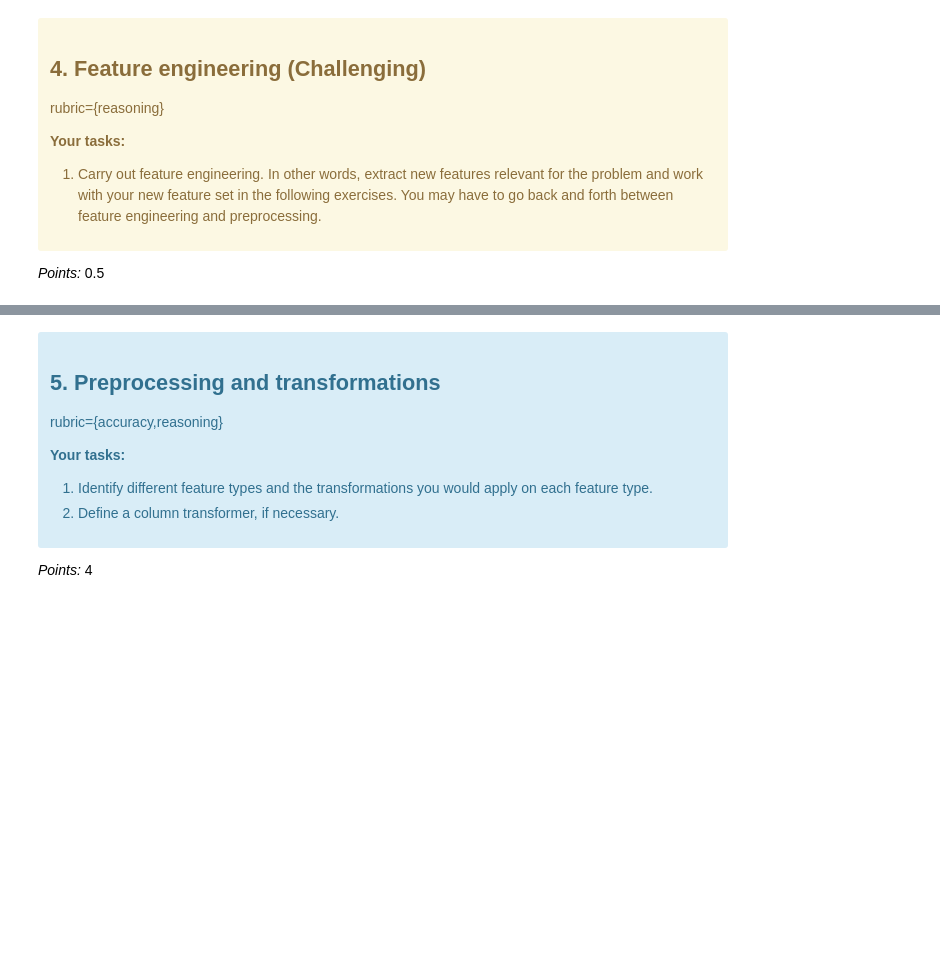
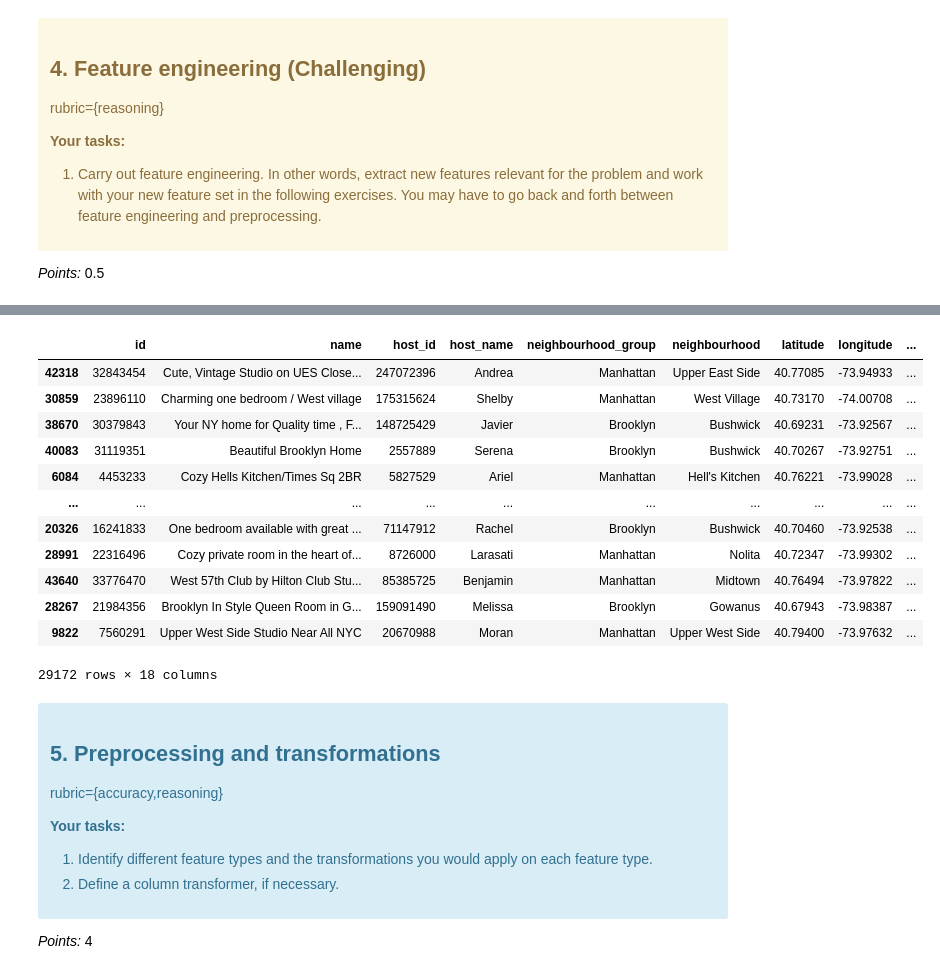
Before and after one commit to BChangs99/DSCI_573_Lab4_BDFJ, a Jupyter notebook: lab4.ipynb, the cells around one changed output, grey strips where cells are left out. Cells and saved outputs as stored; diff of their text form; code cells hidden in the pictures; blank space fills up the shorter version.

Commit message:
Add sentiment feature and month of last review feature

```diff
--- a/lab4.ipynb
+++ b/lab4.ipynb
@@ -219,0 +216,12 @@ Ellipsis
+# %%
+import nltk
+from nltk.sentiment.vader import SentimentIntensityAnalyzer
+
+nltk.download('vader_lexicon')
+nltk.download('punkt')
+
+sid = SentimentIntensityAnalyzer()
+
+# Remove null values for now
+train_df.dropna(inplace=True)
+train_df.info()
@@ -219,0 +252,5 @@ Ellipsis
+# %%
+# Add polarity score data column
+train_df['name_polarity_scores'] = train_df['name'].apply(lambda x: sid.polarity_scores(str(x))['compound'])
+
+train_df.head()
@@ -220,3 +264,21 @@ Ellipsis
+# %%
+train_df['month_of_last_review'] = train_df['last_review'].apply(lambda x: str(x).split('-')[1])
+
+train_df
+# %% [output]
+|  | id | name | host_id | host_name | neighbourhood_group | neighbourhood | latitude | longitude | ... |
+| 42318 | 32843454 | Cute, Vintage Studio on UES Close... | 247072396 | Andrea | Manhattan | Upper East Side | 40.77085 | -73.94933 | ... |
+| 30859 | 23896110 | Charming one bedroom / West village | 175315624 | Shelby | Manhattan | West Village | 40.73170 | -74.00708 | ... |
+| 38670 | 30379843 | Your NY home for Quality time , F... | 148725429 | Javier | Brooklyn | Bushwick | 40.69231 | -73.92567 | ... |
+| 40083 | 31119351 | Beautiful Brooklyn Home | 2557889 | Serena | Brooklyn | Bushwick | 40.70267 | -73.92751 | ... |
+| 6084 | 4453233 | Cozy Hells Kitchen/Times Sq 2BR | 5827529 | Ariel | Manhattan | Hell's Kitchen | 40.76221 | -73.99028 | ... |
+| ... | ... | ... | ... | ... | ... | ... | ... | ... | ... |
+| 20326 | 16241833 | One bedroom available with great ... | 71147912 | Rachel | Brooklyn | Bushwick | 40.70460 | -73.92538 | ... |
+| 28991 | 22316496 | Cozy private room in the heart of... | 8726000 | Larasati | Manhattan | Nolita | 40.72347 | -73.99302 | ... |
+| 43640 | 33776470 | West 57th Club by Hilton Club Stu... | 85385725 | Benjamin | Manhattan | Midtown | 40.76494 | -73.97822 | ... |
+| 28267 | 21984356 | Brooklyn In Style Queen Room in G... | 159091490 | Melissa | Brooklyn | Gowanus | 40.67943 | -73.98387 | ... |
+| 9822 | 7560291 | Upper West Side Studio Near All NYC | 20670988 | Moran | Manhattan | Upper West Side | 40.79400 | -73.97632 | ... |
+29172 rows × 18 columns
 # %% [markdown]
 <!-- END QUESTION -->
 
```
Also changed, not shown: parts of 3 cells of this notebook.
